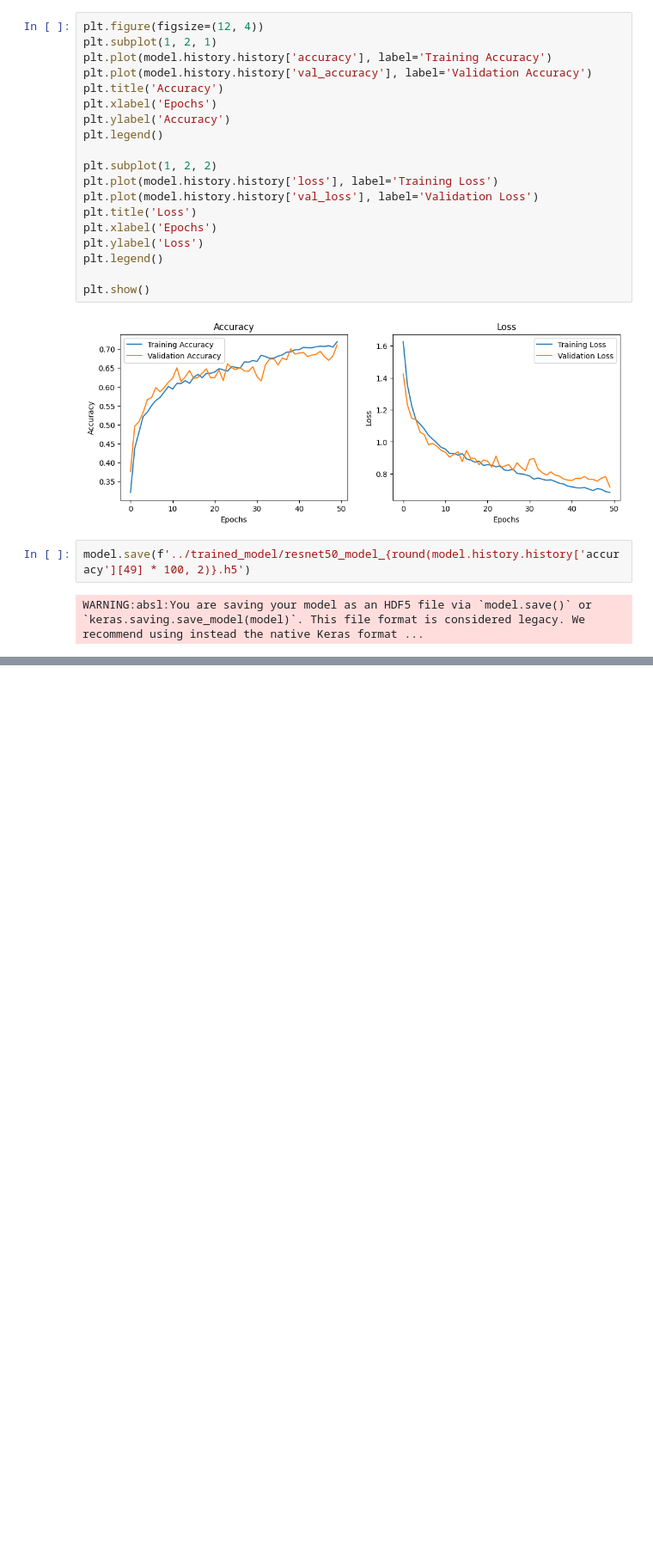
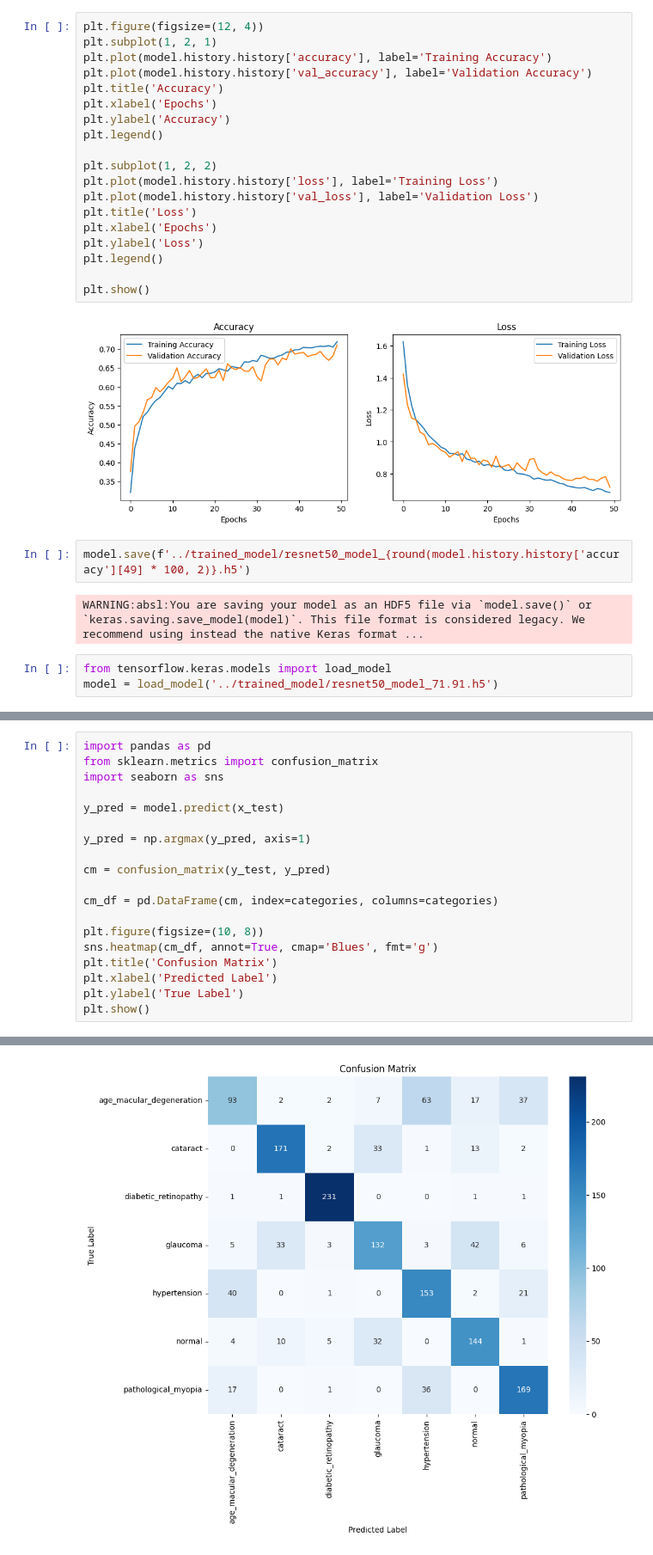
Before and after one commit to dave-andrew/Ocular-Disease-Recognition, a Jupyter notebook: codes/resnet-50.ipynb, the cells around one changed output, grey strips where cells are left out. Shown at 86% size. Drawn from its saved outputs; the diff is of its cells as text; blank space fills up the shorter version.

```diff
--- a/codes/resnet-50.ipynb
+++ b/codes/resnet-50.ipynb
@@ -259,3 +259,6 @@ plt.show()
 model.save(f'../trained_model/resnet50_model_{round(model.history.history['accuracy'][49] * 100, 2)}.h5')
 # %% [output]
 WARNING:absl:You are saving your model as an HDF5 file via `model.save()` or `keras.saving.save_model(model)`. This file format is considered legacy. We recommend using instead the native Keras format ...
+# %%
+from tensorflow.keras.models import load_model
+model = load_model('../trained_model/resnet50_model_71.91.h5')
@@ -261,0 +267,20 @@ WARNING:absl:You are saving your model as an HDF5 file via `model.save()` or `ke
+# %%
+import pandas as pd
+from sklearn.metrics import confusion_matrix
+import seaborn as sns
+
+y_pred = model.predict(x_test)
+
+y_pred = np.argmax(y_pred, axis=1)
+
+cm = confusion_matrix(y_test, y_pred)
+
+cm_df = pd.DataFrame(cm, index=categories, columns=categories)
+
+plt.figure(figsize=(10, 8))
+sns.heatmap(cm_df, annot=True, cmap='Blues', fmt='g')
+plt.title('Confusion Matrix')
+plt.xlabel('Predicted Label')
+plt.ylabel('True Label')
+plt.show()
+# %% [output]
@@ -261,0 +288 @@ WARNING:absl:You are saving your model as an HDF5 file via `model.save()` or `ke
+[figure, added]
```
Also changed, not shown: parts of 3 cells of this notebook, 1 other file.
